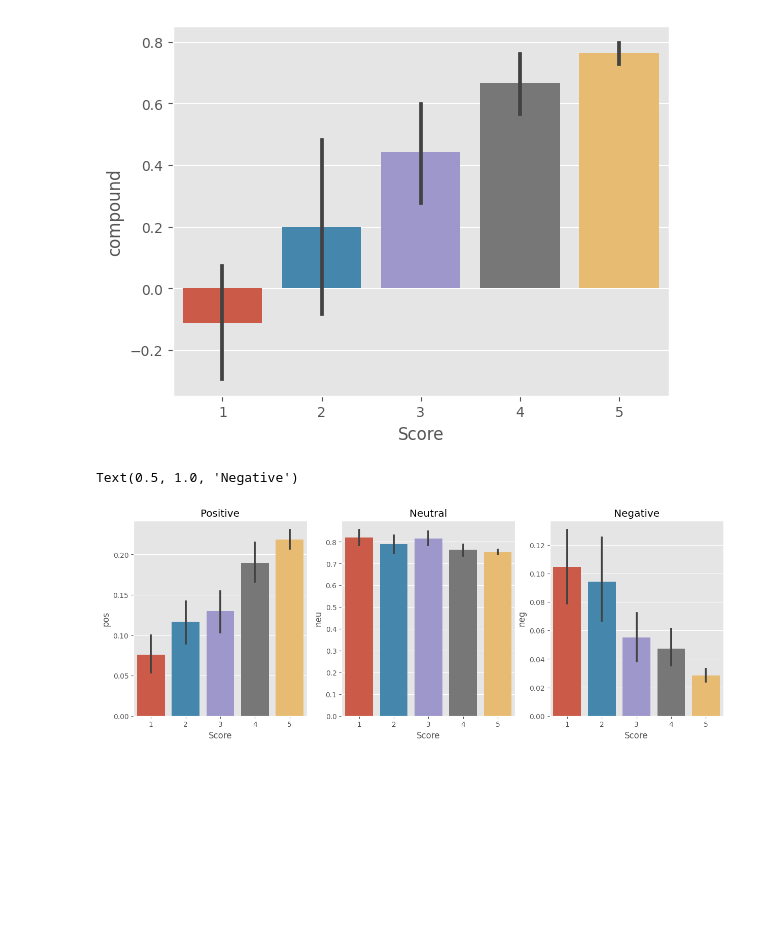
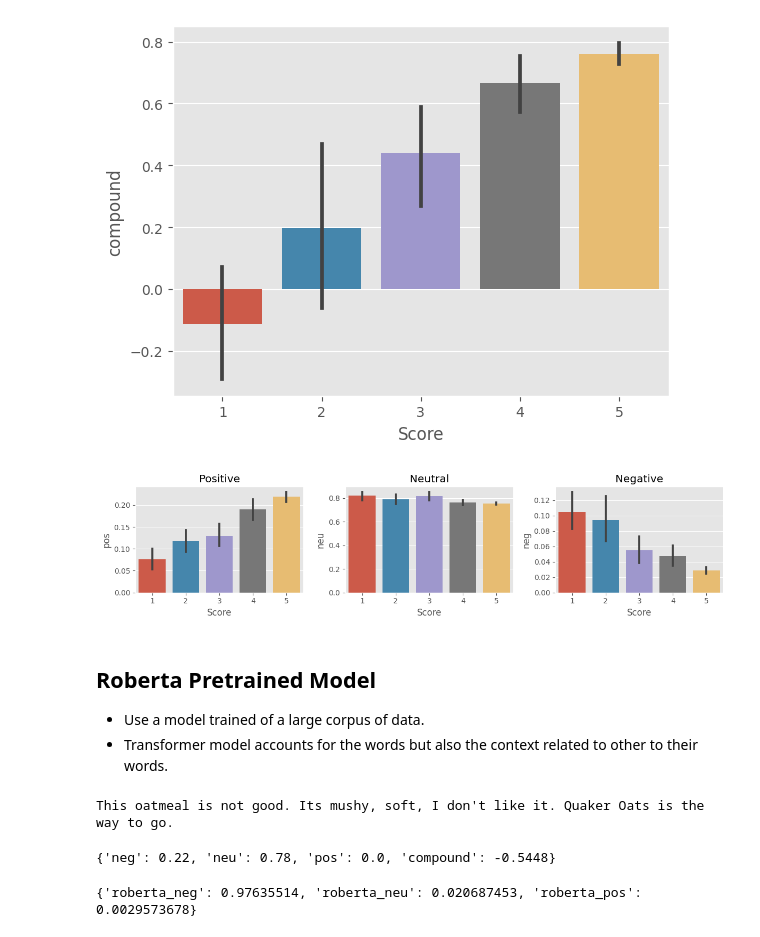
Before and after one commit to owaisahmad315/Sentiment-analysis-using-NLTK, a Jupyter notebook: sentiment-analysis-using-nltk.ipynb, the cells around one changed output. Drawn from its saved outputs; the diff is of its cells as text; code cells hidden in the pictures; blank space fills up the shorter version.

```diff
--- a/sentiment-analysis-using-nltk.ipynb
+++ b/sentiment-analysis-using-nltk.ipynb
@@ -149,13 +149,17 @@ ax.set_title('Compound Score by Amazon Star Review')
 Text(0.5, 1.0, 'Compound Score by Amazon Star Review')
 [figure]
 # %%
-fig, axs = plt.subplots(1,3, figsize=(15,5))
+fig, axs = plt.subplots(1,3, figsize=(12,3))
 sns.barplot(data= vaders, x= 'Score', y = 'pos', ax= axs[0])
 sns.barplot(data= vaders, x= 'Score', y = 'neu', ax= axs[1])
 sns.barplot(data= vaders, x= 'Score', y = 'neg', ax= axs[2])
 axs[0].set_title('Positive')
 axs[1].set_title('Neutral')
 axs[2].set_title('Negative')
+plt.tight_layout()
 # %% [output]
-Text(0.5, 1.0, 'Negative')
-[figure, old version]
+[figure, new version]
+# %% [markdown]
+## Roberta Pretrained Model
+* Use a model trained of a large corpus of data.
+* Transformer model accounts for the words but also the context related to other to their words.
@@ -161,0 +174,22 @@ Text(0.5, 1.0, 'Negative')
+# %%
+# VADERS results on example
+print(example)
+sia.polarity_scores(example)
+# %% [output]
+This oatmeal is not good. Its mushy, soft, I don't like it. Quaker Oats is the way to go.
+{'neg': 0.22, 'neu': 0.78, 'pos': 0.0, 'compound': -0.5448}
+# %%
+# Run for roberta Model
+encoded_text=tokenizer(example, return_tensors='pt')
+output = model(**encoded_text)
+scores = output[0][0].detach().numpy()
+scores = softmax(scores)
+scores
+scores_dict = {
+    'roberta_neg' : scores[0],
+    'roberta_neu' : scores[1],
+    'roberta_pos' : scores[2]
+}
+print(scores_dict)
+# %% [output]
+{'roberta_neg': 0.97635514, 'roberta_neu': 0.020687453, 'roberta_pos': 0.0029573678}
```
Also changed, not shown: parts of 2 cells of this notebook.
